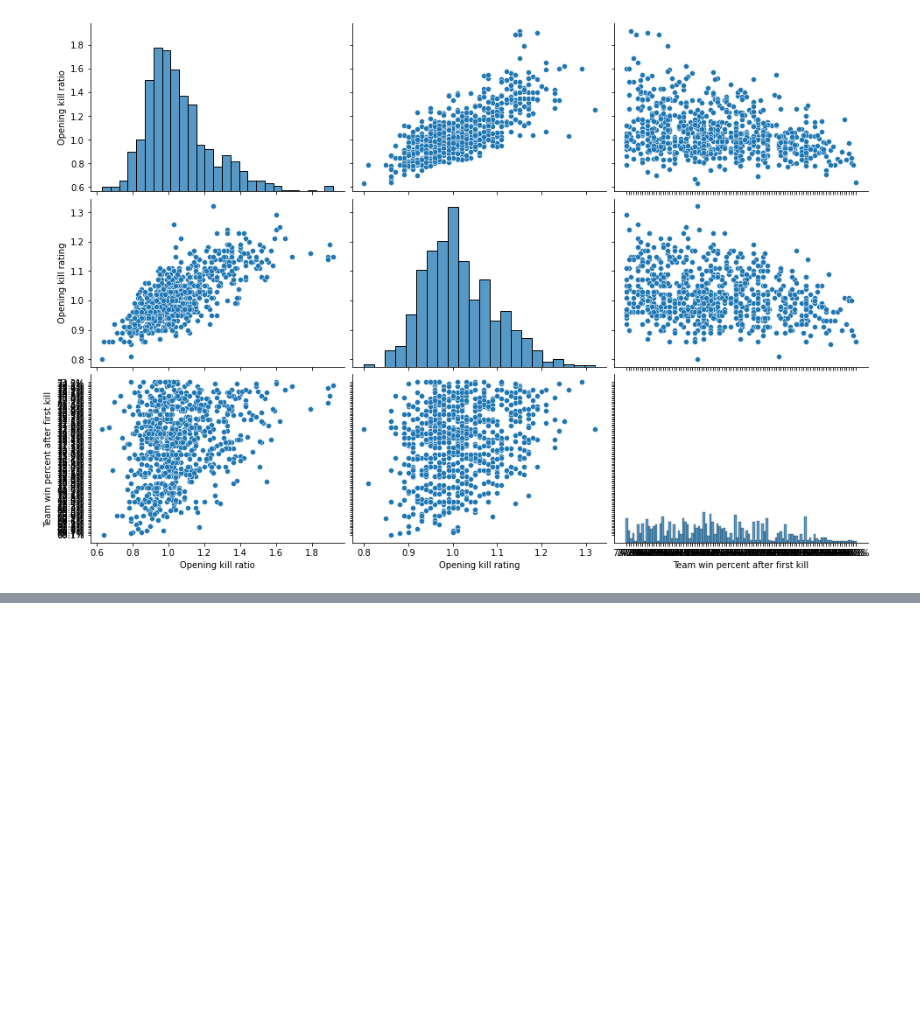
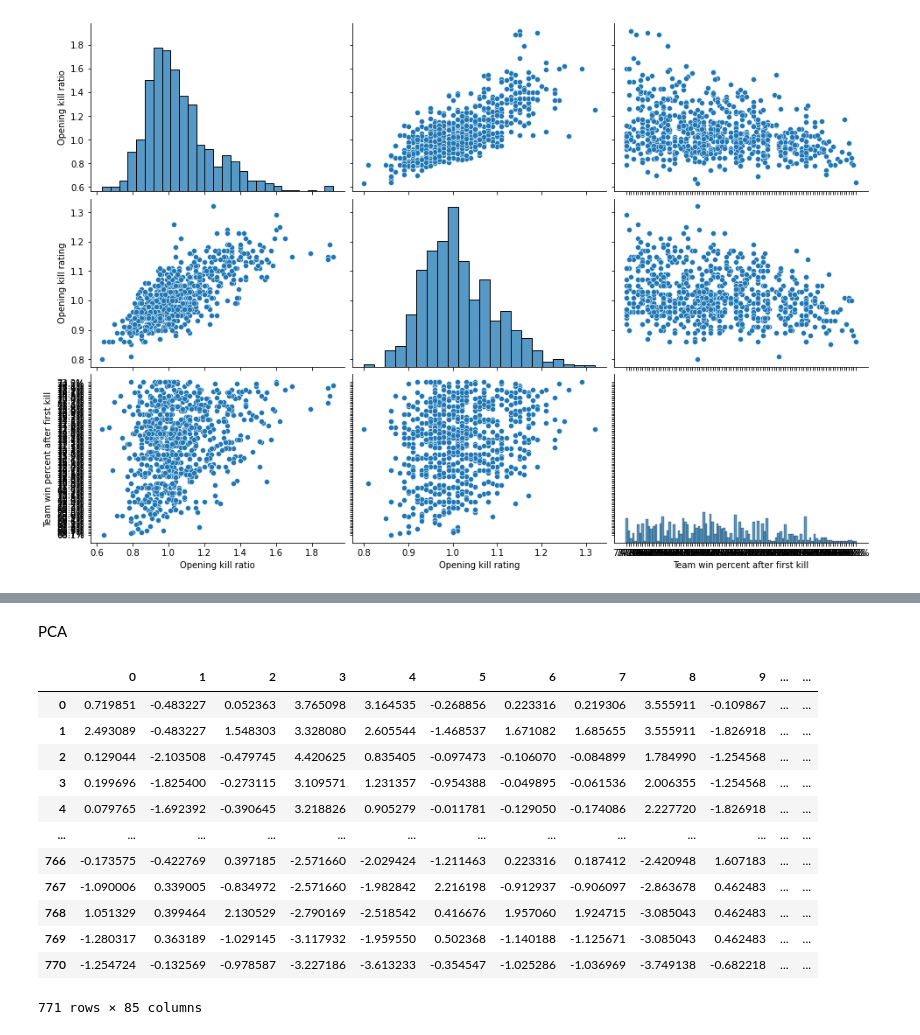
Before and after one commit to boris-on/cs-styles-vizualization, a Jupyter notebook: main.ipynb, the cells around one changed output, grey strips where cells are left out. Saved outputs shown, nothing was run; the diff lists cells and outputs as text; code cells hidden in the pictures; blank space fills up the shorter version.

```diff
--- a/main.ipynb
+++ b/main.ipynb
@@ -23,3 +9,5 @@ data
+# %%
+data = data.fillna(0)
 # %%
 data.columns
 # %% [output]
@@ -82 +69,3 @@ sns.scatterplot(x=data["awp"][data.nick == 'kennys'],
 [figure]
+# %% [markdown]
+PCA
@@ -82,0 +76,4 @@ sns.scatterplot(x=data["awp"][data.nick == 'kennys'],
+# %%
+data["Headshot %"] = data["Headshot %"].map(lambda x: float(x[:-1]))
+data['First kill in won rounds'] = data['First kill in won rounds'].map(lambda x: float(x[:-1]))
+data['Team win percent after first kill'] = data['Team win percent after first kill'].map(lambda x: float(x[:-1]))
@@ -82,0 +84,16 @@ sns.scatterplot(x=data["awp"][data.nick == 'kennys'],
+# %%
+pd.DataFrame(data = x)
+# %% [output]
+|  | 0 | 1 | 2 | 3 | 4 | 5 | 6 | 7 | 8 | 9 | ... | ... |
+| 0 | 0.719851 | -0.483227 | 0.052363 | 3.765098 | 3.164535 | -0.268856 | 0.223316 | 0.219306 | 3.555911 | -0.109867 | ... | ... |
+| 1 | 2.493089 | -0.483227 | 1.548303 | 3.328080 | 2.605544 | -1.468537 | 1.671082 | 1.685655 | 3.555911 | -1.826918 | ... | ... |
+| 2 | 0.129044 | -2.103508 | -0.479745 | 4.420625 | 0.835405 | -0.097473 | -0.106070 | -0.084899 | 1.784990 | -1.254568 | ... | ... |
+| 3 | 0.199696 | -1.825400 | -0.273115 | 3.109571 | 1.231357 | -0.954388 | -0.049895 | -0.061536 | 2.006355 | -1.254568 | ... | ... |
+| 4 | 0.079765 | -1.692392 | -0.390645 | 3.218826 | 0.905279 | -0.011781 | -0.129050 | -0.174086 | 2.227720 | -1.826918 | ... | ... |
+| ... | ... | ... | ... | ... | ... | ... | ... | ... | ... | ... | ... | ... |
+| 766 | -0.173575 | -0.422769 | 0.397185 | -2.571660 | -2.029424 | -1.211463 | 0.223316 | 0.187412 | -2.420948 | 1.607183 | ... | ... |
+| 767 | -1.090006 | 0.339005 | -0.834972 | -2.571660 | -1.982842 | 2.216198 | -0.912937 | -0.906097 | -2.863678 | 0.462483 | ... | ... |
+| 768 | 1.051329 | 0.399464 | 2.130529 | -2.790169 | -2.518542 | 0.416676 | 1.957060 | 1.924715 | -3.085043 | 0.462483 | ... | ... |
+| 769 | -1.280317 | 0.363189 | -1.029145 | -3.117932 | -1.959550 | 0.502368 | -1.140188 | -1.125671 | -3.085043 | 0.462483 | ... | ... |
+| 770 | -1.254724 | -0.132569 | -0.978587 | -3.227186 | -3.613233 | -0.354547 | -1.025286 | -1.036969 | -3.749138 | -0.682218 | ... | ... |
+771 rows × 85 columns
```
Also changed, not shown: parts of 10 cells of this notebook, 1 other file.
